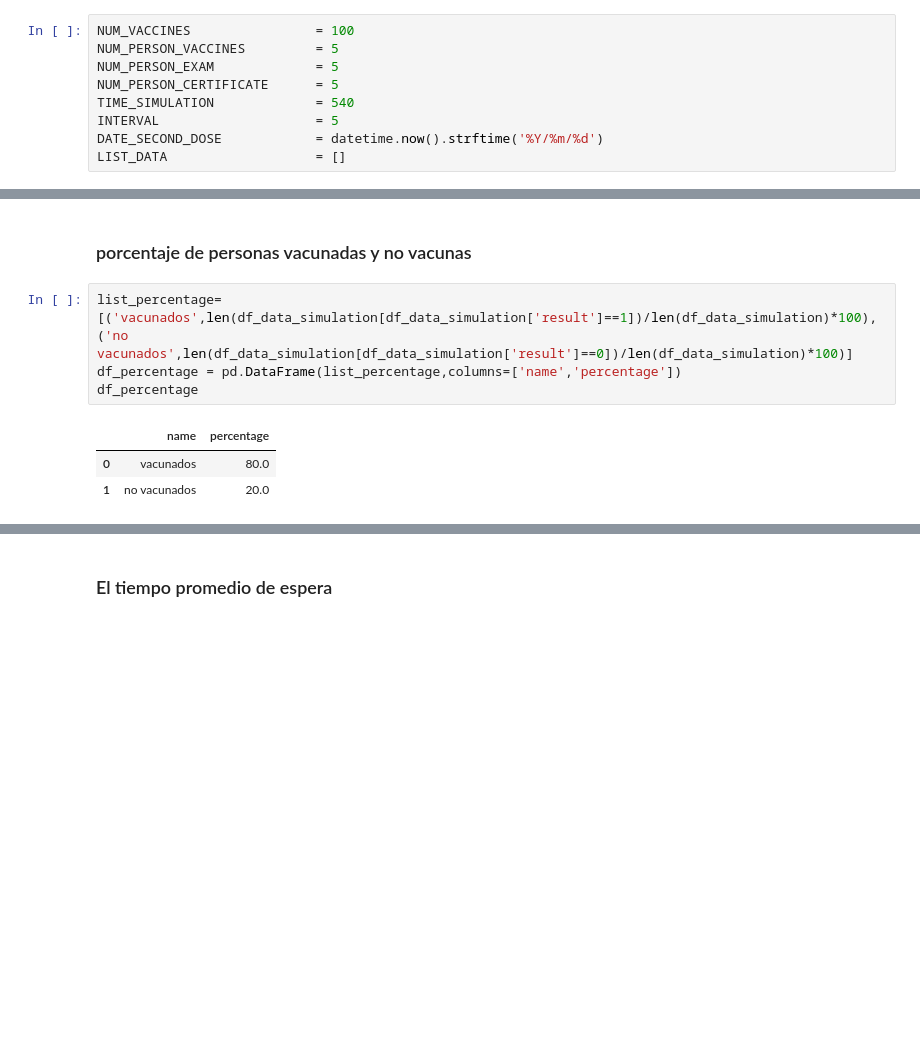
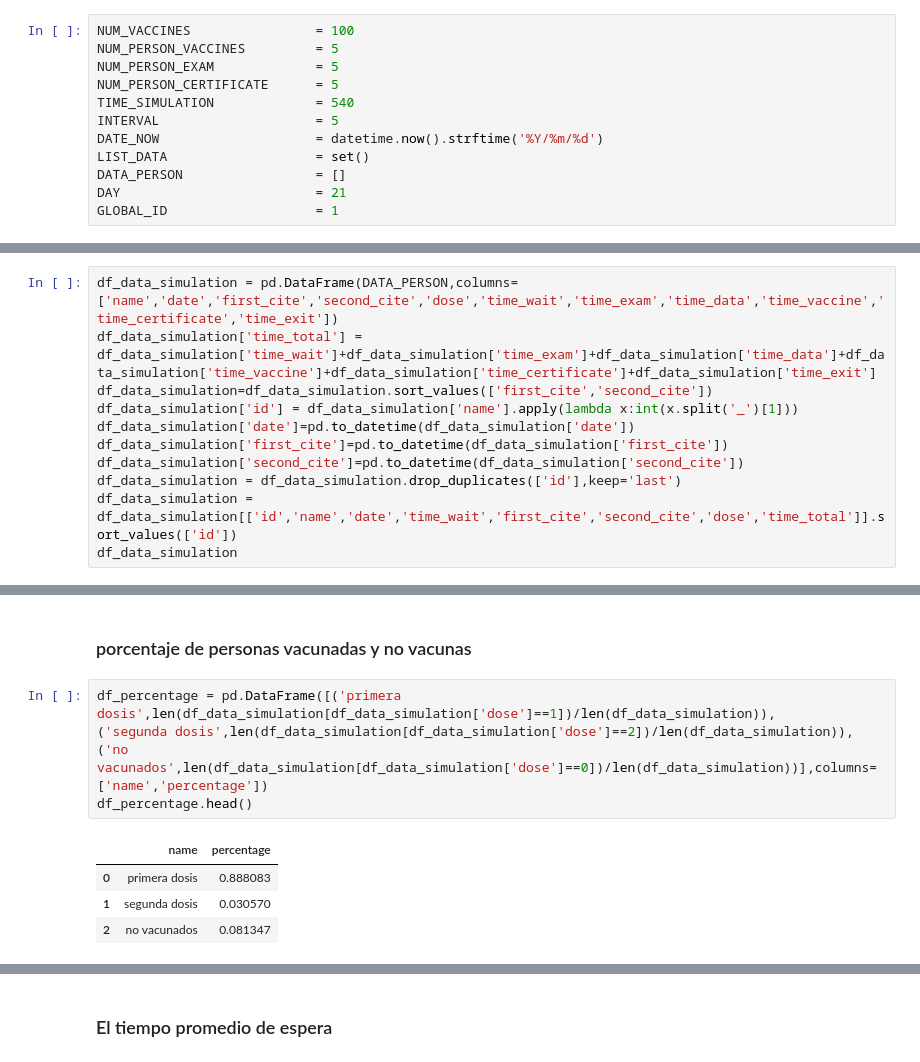
Before and after one commit to bvegaM/simulacion_vega_bryam, a Jupyter notebook: examenes/primer_interciclo/informe.ipynb, the cells around one changed output, grey strips where cells are left out. Saved outputs shown, nothing was run; the diff lists cells and outputs as text; blank space fills up the shorter version.

```diff
--- a/examenes/primer_interciclo/informe.ipynb
+++ b/examenes/primer_interciclo/informe.ipynb
@@ -532,8 +532,11 @@ NUM_PERSON_EXAM             = 5
 NUM_PERSON_CERTIFICATE      = 5
 TIME_SIMULATION             = 540
 INTERVAL                    = 5
-DATE_SECOND_DOSE            = datetime.now().strftime('%Y/%m/%d')
-LIST_DATA                   = []
+DATE_NOW                    = datetime.now().strftime('%Y/%m/%d')
+LIST_DATA                   = set()
+DATA_PERSON                 = []
+DAY                         = 21
+GLOBAL_ID                   = 1
 # %% [markdown]
 ### Clases para la simulación
 
@@ -748,0 +792,11 @@ df_data_simulation.head()
+# %%
+df_data_simulation = pd.DataFrame(DATA_PERSON,columns=['name','date','first_cite','second_cite','dose','time_wait','time_exam','time_data','time_vaccine','time_certificate','time_exit'])
+df_data_simulation['time_total'] = df_data_simulation['time_wait']+df_data_simulation['time_exam']+df_data_simulation['time_data']+df_data_simulation['time_vaccine']+df_data_simulation['time_certificate']+df_data_simulation['time_exit']
+df_data_simulation=df_data_simulation.sort_values(['first_cite','second_cite'])
+df_data_simulation['id'] = df_data_simulation['name'].apply(lambda x:int(x.split('_')[1]))
+df_data_simulation['date']=pd.to_datetime(df_data_simulation['date'])
+df_data_simulation['first_cite']=pd.to_datetime(df_data_simulation['first_cite'])
+df_data_simulation['second_cite']=pd.to_datetime(df_data_simulation['second_cite'])
+df_data_simulation = df_data_simulation.drop_duplicates(['id'],keep='last')
+df_data_simulation = df_data_simulation[['id','name','date','time_wait','first_cite','second_cite','dose','time_total']].sort_values(['id'])
+df_data_simulation
@@ -801,14 +879,15 @@ No se han vacunado a un total de 25 personas
 # %% [markdown]
 ### porcentaje de personas vacunadas y no vacunas
 # %%
-list_percentage=[('vacunados',len(df_data_simulation[df_data_simulation['result']==1])/len(df_data_simulation)*100),
-('no vacunados',len(df_data_simulation[df_data_simulation['result']==0])/len(df_data_simulation)*100)]
-df_percentage = pd.DataFrame(list_percentage,columns=['name','percentage'])
-df_percentage
+df_percentage = pd.DataFrame([('primera dosis',len(df_data_simulation[df_data_simulation['dose']==1])/len(df_data_simulation)),
+('segunda dosis',len(df_data_simulation[df_data_simulation['dose']==2])/len(df_data_simulation)),
+('no vacunados',len(df_data_simulation[df_data_simulation['dose']==0])/len(df_data_simulation))],columns=['name','percentage'])
+df_percentage.head()
 # %% [output]
 |  | name | percentage |
-| 0 | vacunados | 80.0 |
-| 1 | no vacunados | 20.0 |
+| 0 | primera dosis | 0.888083 |
+| 1 | segunda dosis | 0.030570 |
+| 2 | no vacunados | 0.081347 |
 # %%
 fig = px.pie(df_percentage, values="percentage",
              names="name",
```
Also changed, not shown: parts of 25 cells of this notebook, 2 other files.
